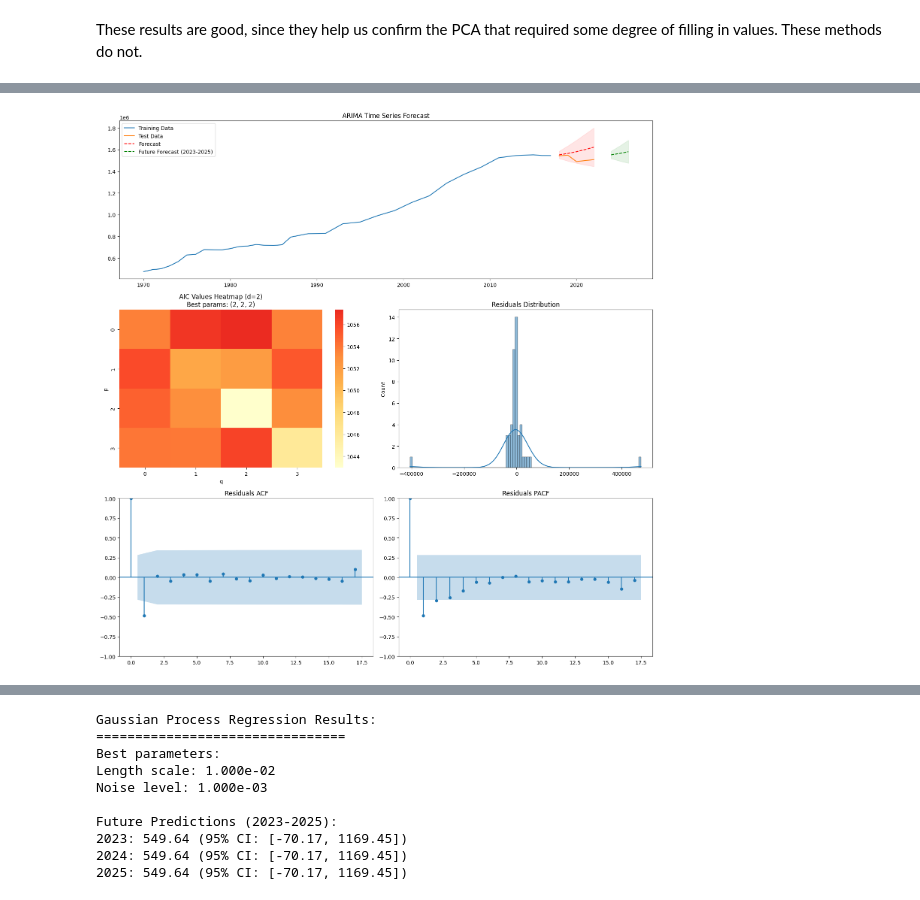
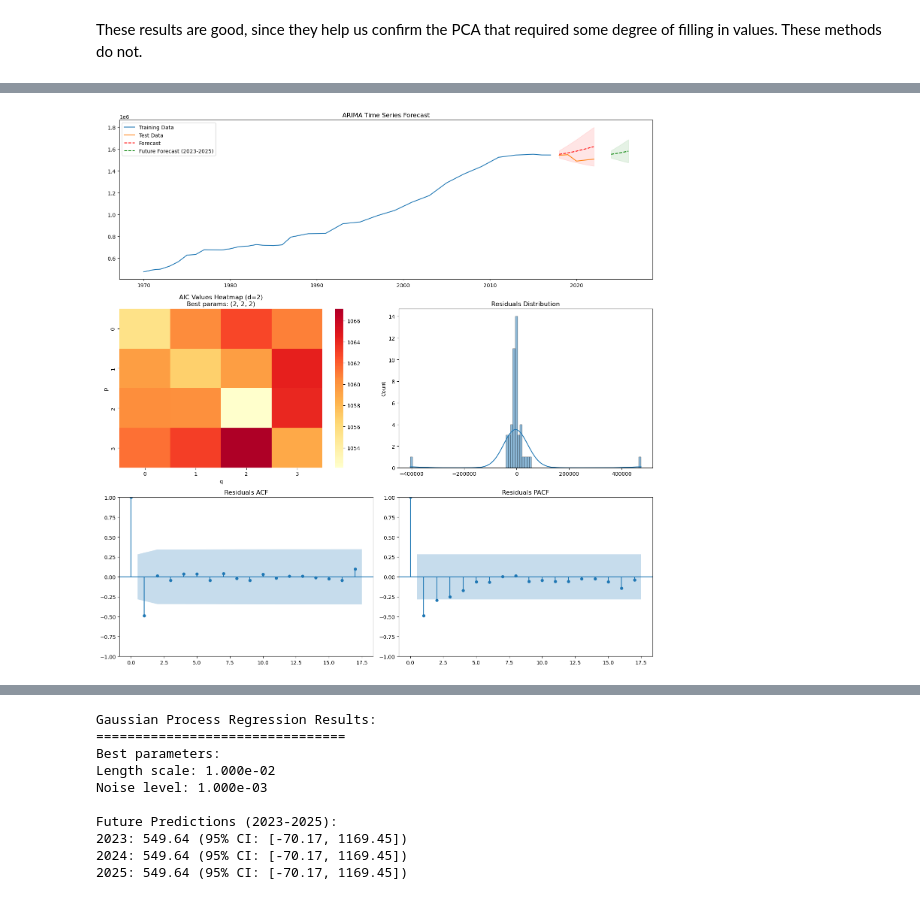
Before and after one commit to sadityag/professor-predictor, a Jupyter notebook: data-analysis/primary-analysis/economic_analysis.ipynb, the cells around one changed output, grey strips where cells are left out. Drawn from its saved outputs; the diff is of its cells as text; code cells hidden in the pictures.

```diff
--- a/data-analysis/primary-analysis/economic_analysis.ipynb
+++ b/data-analysis/primary-analysis/economic_analysis.ipynb
@@ -616,45 +615,34 @@ strong multicollinearity or other numerical problems.
 # %%
 def find_optimal_arima_params(series, max_p=3, max_d=2, max_q=3):
-    """
-    Find optimal ARIMA parameters using AIC.
-
-    Parameters:
-        series: Time series to model
-        max_p: Maximum AR order
-        max_d: Maximum difference order
-        max_q: Maximum MA order
-    """
-    best_aic = float('inf')
+    """Modified to use BIC instead of AIC"""
+    best_bic = float('inf')
     best_params = None
     best_model = None
 
-    # Store all AIC values for visualization
-    aic_values = {}
+    bic_values = {}
 
     for p in range(max_p + 1):
         for d in range(max_d + 1):
             for q in range(max_q + 1):
-                # Skip if all parameters are 0
                 if p == 0 and d == 0 and q == 0:
                     continue
 
                 try:
                     model = ARIMA(series, order=(p, d, q))
                     results = model.fit()
-                    aic = results.aic
+                    bic = results.bic
 
-                    # Store AIC value
-                    aic_values[(p, d, q)] = aic
+                    bic_values[(p, d, q)] = bic
 
-                    if aic < best_aic:
-                        best_aic = aic
+                    if bic < best_bic:
+                        best_bic = bic
                         best_params = (p, d, q)
                         best_model = results
 
                 except Exception as e:
                     continue
 
-    return best_model, best_params, aic_values
+    return best_model, best_params, bic_values
 
 def perform_arima_analysis(series, max_p=3, max_d=2, max_q=3, test_size=5):
     """
@@ -674,7 +662,7 @@ def perform_arima_analysis(series, max_p=3, max_d=2, max_q=3, test_size=5):
     test = series[-test_size:]
 
     # Find optimal parameters using training data
-    best_model, best_params, aic_values = find_optimal_arima_params(
+    best_model, best_params, bic_values = find_optimal_arima_params(
         train, max_p, max_d, max_q
     )
 
@@ -700,7 +688,7 @@ def perform_arima_analysis(series, max_p=3, max_d=2, max_q=3, test_size=5):
     results = {
         'model': best_model,
         'best_params': best_params,
-        'aic_values': aic_values,
+        'bic_values': bic_values,
         'train': train,
         'test': test,
         'forecast': forecast,
@@ -712,7 +700,7 @@ def perform_arima_analysis(series, max_p=3, max_d=2, max_q=3, test_size=5):
             'mse': mse,
             'rmse': rmse,
             'mape': mape,
-            'aic': best_model.aic
+            'bic': best_model.bic
         }
     }
 
@@ -749,31 +737,31 @@ def plot_arima_results(results):
     ax1.set_title('ARIMA Time Series Forecast')
     ax1.legend()
 
-    # Plot 2: AIC values heatmap for different p,d,q combinations
+    # Plot 2: BIC values heatmap for different p,d,q combinations
     ax2 = fig.add_subplot(gs[1, 0])
 
-    # Create properly structured DataFrame for AIC values
-    max_p = max(p for p, _, _ in results['aic_values'].keys())
-    max_d = max(d for _, d, _ in results['aic_values'].keys())
-    max_q = max(q for _, _, q in results['aic_values'].keys())
+    # Create properly structured DataFrame for BIC values
+    max_p = max(p for p, _, _ in results['bic_values'].keys())
+    max_d = max(d for _, d, _ in results['bic_values'].keys())
+    max_q = max(q for _, _, q in results['bic_values'].keys())
 
-    aic_matrix = np.full((max_p + 1, max_q + 1), np.nan)
-    for (p, d, q), aic in results['aic_values'].items():
+    bic_matrix = np.full((max_p + 1, max_q + 1), np.nan)
+    for (p, d, q), bic in results['bic_values'].items():
         if d == results['best_params'][1]:  # Plot for optimal d value
-            aic_matrix[p, q] = aic
+            bic_matrix[p, q] = bic
 
     # Create DataFrame with proper indices
-    aic_df = pd.DataFrame(
-        aic_matrix,
+    bic_df = pd.DataFrame(
+        bic_matrix,
         index=range(max_p + 1),
         columns=range(max_q + 1)
     )
 
-    sns.heatmap(aic_df,
+    sns.heatmap(bic_df,
                 ax=ax2,
                 cmap='YlOrRd',
-                center=np.nanmean(aic_matrix),
-                mask=np.isnan(aic_matrix))
+                center=np.nanmean(bic_matrix),
+                mask=np.isnan(bic_matrix))
     ax2.set_title(f'AIC Values Heatmap (d={results["best_params"][1]})\nBest params: {results["best_params"]}')
     ax2.set_xlabel('q')
     ax2.set_ylabel('p')
@@ -804,7 +792,7 @@ def plot_arima_results(results):
     print(f"MSE: {results['metrics']['mse']:.4f}")
     print(f"RMSE: {results['metrics']['rmse']:.4f}")
     print(f"MAPE: {results['metrics']['mape']:.2f}%")
-    print(f"AIC: {results['metrics']['aic']:.2f}")
+    print(f"BIC: {results['metrics']['bic']:.2f}")
 
     print("\nFuture Predictions (2023-2025):")
     for date, pred, (lower, upper) in zip(
@@ -824,7 +812,7 @@ def plot_arima_results(results):
     print(f"MSE: {results['metrics']['mse']:.4f}")
     print(f"RMSE: {results['metrics']['rmse']:.4f}")
     print(f"MAPE: {results['metrics']['mape']:.2f}%")
-    print(f"AIC: {results['metrics']['aic']:.2f}")
+    print(f"BIC: {results['metrics']['bic']:.2f}")
 
     print("\nFuture Predictions (2023-2025):")
     for date, pred, (lower, upper) in zip(
@@ -857,4 +845,4 @@ Future Predictions (2023-2025):
-[figure, old version]
+[figure, new version]
 ARIMA Analysis Results:
 ====================
 Best ARIMA(2, 2, 2)
```
Also changed, not shown: parts of 9 cells of this notebook.
